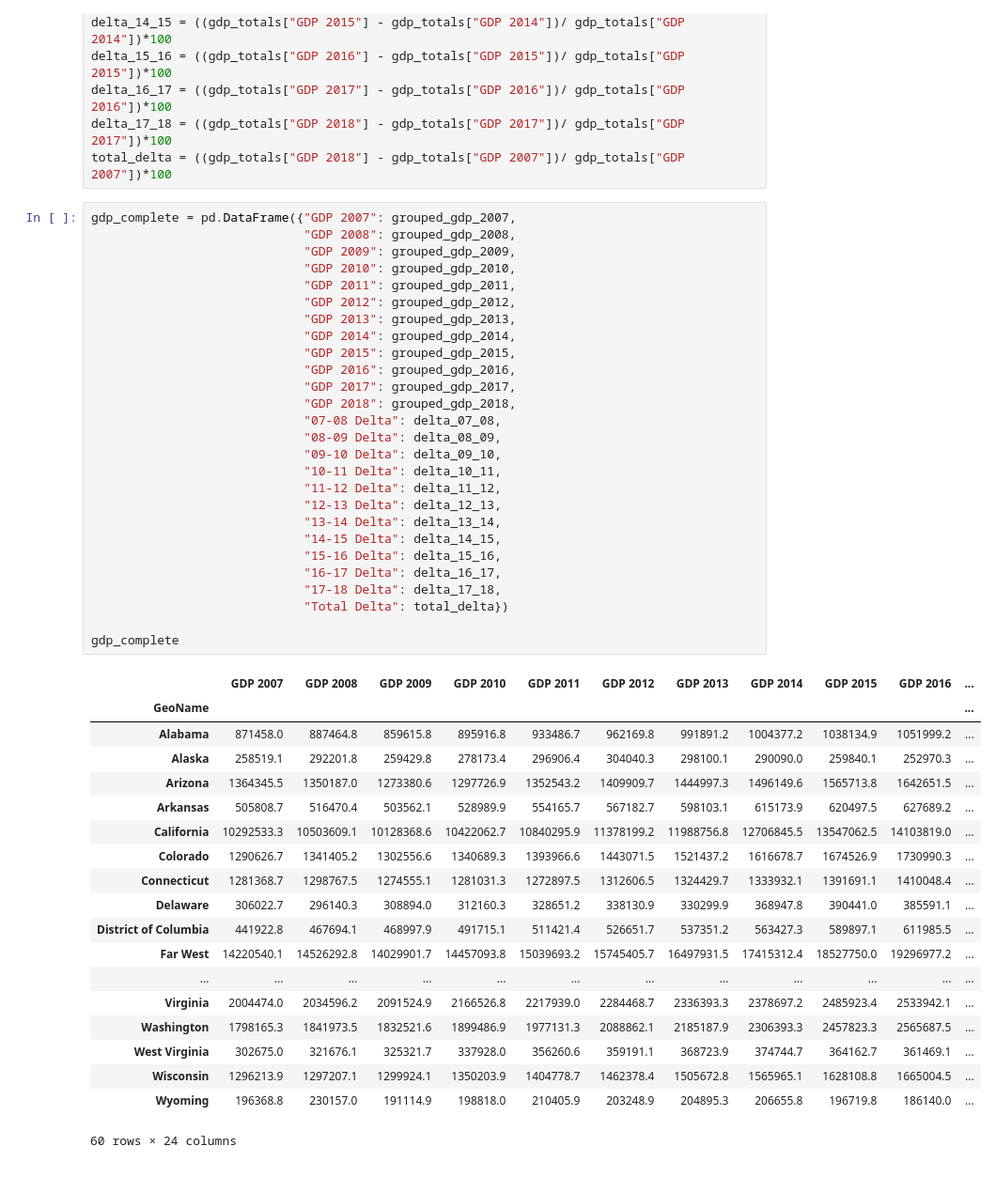
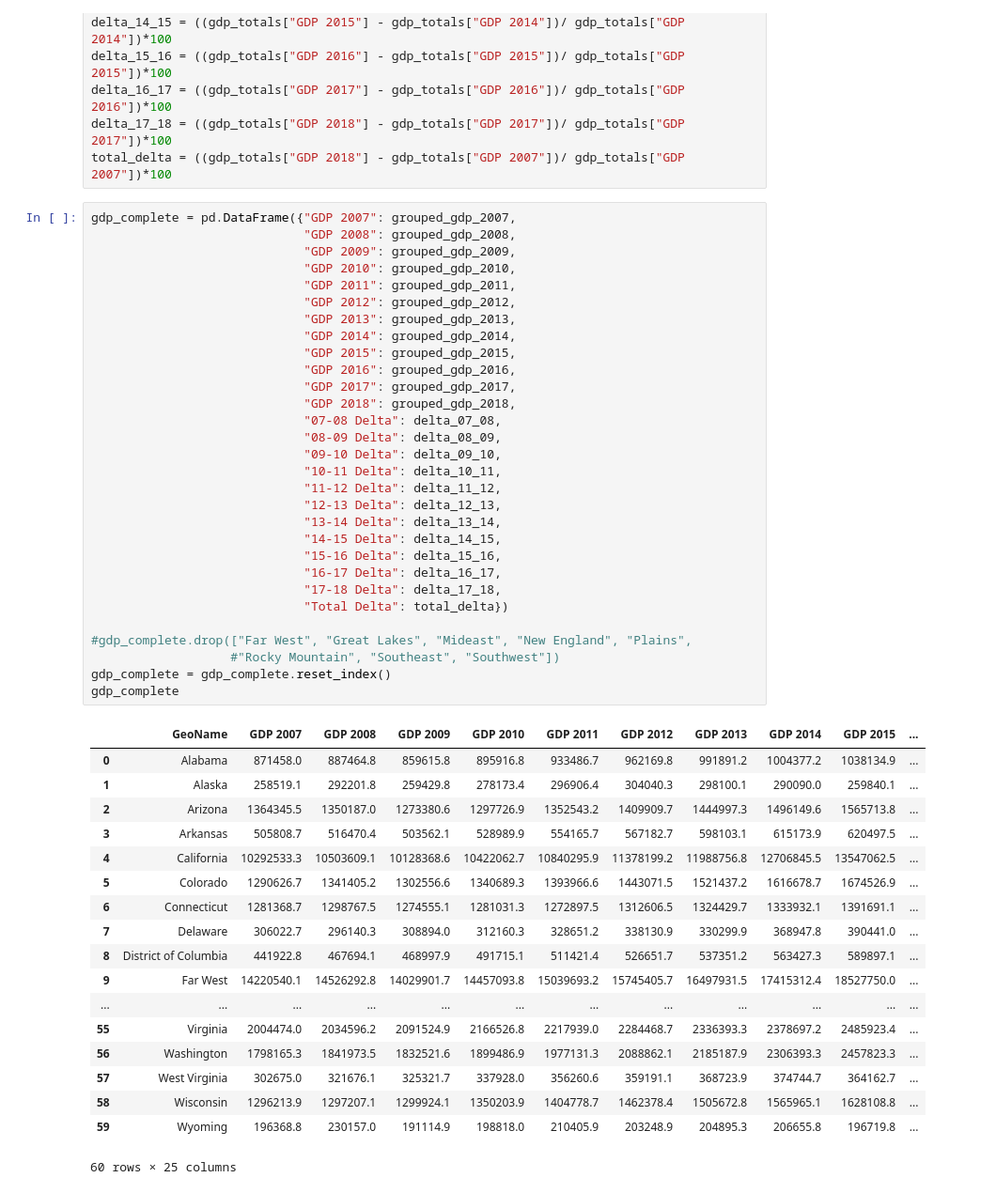
Before and after one commit to cblasi111/2008_recession_analysis, a Jupyter notebook: Untitled.ipynb, the cells around one changed output. Shown at 94% size. Drawn from its saved outputs; the diff is of its cells as text.

```diff
--- a/Untitled.ipynb
+++ b/Untitled.ipynb
@@ -488,47 +468,49 @@ total_delta = ((gdp_totals["GDP 2018"] - gdp_totals["GDP 2007"])/ gdp_totals["GD
 # %%
 gdp_complete = pd.DataFrame({"GDP 2007": grouped_gdp_2007,
                              "GDP 2008": grouped_gdp_2008,
                              "GDP 2009": grouped_gdp_2009,
                              "GDP 2010": grouped_gdp_2010,
                              "GDP 2011": grouped_gdp_2011,
                              "GDP 2012": grouped_gdp_2012,
                              "GDP 2013": grouped_gdp_2013,
                              "GDP 2014": grouped_gdp_2014,
                              "GDP 2015": grouped_gdp_2015,
                              "GDP 2016": grouped_gdp_2016,
                              "GDP 2017": grouped_gdp_2017,
                              "GDP 2018": grouped_gdp_2018,
                              "07-08 Delta": delta_07_08,
                              "08-09 Delta": delta_08_09,
                              "09-10 Delta": delta_09_10,
                              "10-11 Delta": delta_10_11,
                              "11-12 Delta": delta_11_12,
                              "12-13 Delta": delta_12_13,
                              "13-14 Delta": delta_13_14,
                              "14-15 Delta": delta_14_15,
                              "15-16 Delta": delta_15_16,
                              "16-17 Delta": delta_16_17,
                              "17-18 Delta": delta_17_18,
                              "Total Delta": total_delta})
 
+#gdp_complete.drop(["Far West", "Great Lakes", "Mideast", "New England", "Plains",
+                   #"Rocky Mountain", "Southeast", "Southwest"])
+gdp_complete = gdp_complete.reset_index()
 gdp_complete
 # %% [output]
-|  | GDP 2007 | GDP 2008 | GDP 2009 | GDP 2010 | GDP 2011 | GDP 2012 | GDP 2013 | GDP 2014 | GDP 2015 | GDP 2016 | ... |
-| GeoName |  |  |  |  |  |  |  |  |  |  | ... |
-| Alabama | 871458.0 | 887464.8 | 859615.8 | 895916.8 | 933486.7 | 962169.8 | 991891.2 | 1004377.2 | 1038134.9 | 1051999.2 | ... |
-| Alaska | 258519.1 | 292201.8 | 259429.8 | 278173.4 | 296906.4 | 304040.3 | 298100.1 | 290090.0 | 259840.1 | 252970.3 | ... |
-| Arizona | 1364345.5 | 1350187.0 | 1273380.6 | 1297726.9 | 1352543.2 | 1409909.7 | 1444997.3 | 1496149.6 | 1565713.8 | 1642651.5 | ... |
-| Arkansas | 505808.7 | 516470.4 | 503562.1 | 528989.9 | 554165.7 | 567182.7 | 598103.1 | 615173.9 | 620497.5 | 627689.2 | ... |
-| California | 10292533.3 | 10503609.1 | 10128368.6 | 10422062.7 | 10840295.9 | 11378199.2 | 11988756.8 | 12706845.5 | 13547062.5 | 14103819.0 | ... |
-| Colorado | 1290626.7 | 1341405.2 | 1302556.6 | 1340689.3 | 1393966.6 | 1443071.5 | 1521437.2 | 1616678.7 | 1674526.9 | 1730990.3 | ... |
-| Connecticut | 1281368.7 | 1298767.5 | 1274555.1 | 1281031.3 | 1272897.5 | 1312606.5 | 1324429.7 | 1333932.1 | 1391691.1 | 1410048.4 | ... |
-| Delaware | 306022.7 | 296140.3 | 308894.0 | 312160.3 | 328651.2 | 338130.9 | 330299.9 | 368947.8 | 390441.0 | 385591.1 | ... |
-| District of Columbia | 441922.8 | 467694.1 | 468997.9 | 491715.1 | 511421.4 | 526651.7 | 537351.2 | 563427.3 | 589897.1 | 611985.5 | ... |
-| Far West | 14220540.1 | 14526292.8 | 14029901.7 | 14457093.8 | 15039693.2 | 15745405.7 | 16497931.5 | 17415312.4 | 18527750.0 | 19296977.2 | ... |
+|  | GeoName | GDP 2007 | GDP 2008 | GDP 2009 | GDP 2010 | GDP 2011 | GDP 2012 | GDP 2013 | GDP 2014 | GDP 2015 | ... |
+| 0 | Alabama | 871458.0 | 887464.8 | 859615.8 | 895916.8 | 933486.7 | 962169.8 | 991891.2 | 1004377.2 | 1038134.9 | ... |
+| 1 | Alaska | 258519.1 | 292201.8 | 259429.8 | 278173.4 | 296906.4 | 304040.3 | 298100.1 | 290090.0 | 259840.1 | ... |
+| 2 | Arizona | 1364345.5 | 1350187.0 | 1273380.6 | 1297726.9 | 1352543.2 | 1409909.7 | 1444997.3 | 1496149.6 | 1565713.8 | ... |
+| 3 | Arkansas | 505808.7 | 516470.4 | 503562.1 | 528989.9 | 554165.7 | 567182.7 | 598103.1 | 615173.9 | 620497.5 | ... |
+| 4 | California | 10292533.3 | 10503609.1 | 10128368.6 | 10422062.7 | 10840295.9 | 11378199.2 | 11988756.8 | 12706845.5 | 13547062.5 | ... |
+| 5 | Colorado | 1290626.7 | 1341405.2 | 1302556.6 | 1340689.3 | 1393966.6 | 1443071.5 | 1521437.2 | 1616678.7 | 1674526.9 | ... |
+| 6 | Connecticut | 1281368.7 | 1298767.5 | 1274555.1 | 1281031.3 | 1272897.5 | 1312606.5 | 1324429.7 | 1333932.1 | 1391691.1 | ... |
+| 7 | Delaware | 306022.7 | 296140.3 | 308894.0 | 312160.3 | 328651.2 | 338130.9 | 330299.9 | 368947.8 | 390441.0 | ... |
+| 8 | District of Columbia | 441922.8 | 467694.1 | 468997.9 | 491715.1 | 511421.4 | 526651.7 | 537351.2 | 563427.3 | 589897.1 | ... |
+| 9 | Far West | 14220540.1 | 14526292.8 | 14029901.7 | 14457093.8 | 15039693.2 | 15745405.7 | 16497931.5 | 17415312.4 | 18527750.0 | ... |
 | ... | ... | ... | ... | ... | ... | ... | ... | ... | ... | ... | ... |
-| Virginia | 2004474.0 | 2034596.2 | 2091524.9 | 2166526.8 | 2217939.0 | 2284468.7 | 2336393.3 | 2378697.2 | 2485923.4 | 2533942.1 | ... |
-| Washington | 1798165.3 | 1841973.5 | 1832521.6 | 1899486.9 | 1977131.3 | 2088862.1 | 2185187.9 | 2306393.3 | 2457823.3 | 2565687.5 | ... |
-| West Virginia | 302675.0 | 321676.1 | 325321.7 | 337928.0 | 356260.6 | 359191.1 | 368723.9 | 374744.7 | 364162.7 | 361469.1 | ... |
-| Wisconsin | 1296213.9 | 1297207.1 | 1299924.1 | 1350203.9 | 1404778.7 | 1462378.4 | 1505672.8 | 1565965.1 | 1628108.8 | 1665004.5 | ... |
-| Wyoming | 196368.8 | 230157.0 | 191114.9 | 198818.0 | 210405.9 | 203248.9 | 204895.3 | 206655.8 | 196719.8 | 186140.0 | ... |
+| 55 | Virginia | 2004474.0 | 2034596.2 | 2091524.9 | 2166526.8 | 2217939.0 | 2284468.7 | 2336393.3 | 2378697.2 | 2485923.4 | ... |
+| 56 | Washington | 1798165.3 | 1841973.5 | 1832521.6 | 1899486.9 | 1977131.3 | 2088862.1 | 2185187.9 | 2306393.3 | 2457823.3 | ... |
+| 57 | West Virginia | 302675.0 | 321676.1 | 325321.7 | 337928.0 | 356260.6 | 359191.1 | 368723.9 | 374744.7 | 364162.7 | ... |
+| 58 | Wisconsin | 1296213.9 | 1297207.1 | 1299924.1 | 1350203.9 | 1404778.7 | 1462378.4 | 1505672.8 | 1565965.1 | 1628108.8 | ... |
+| 59 | Wyoming | 196368.8 | 230157.0 | 191114.9 | 198818.0 | 210405.9 | 203248.9 | 204895.3 | 206655.8 | 196719.8 | ... |
-60 rows × 24 columns
+60 rows × 25 columns
```
Also changed, not shown: parts of 8 cells of this notebook.
